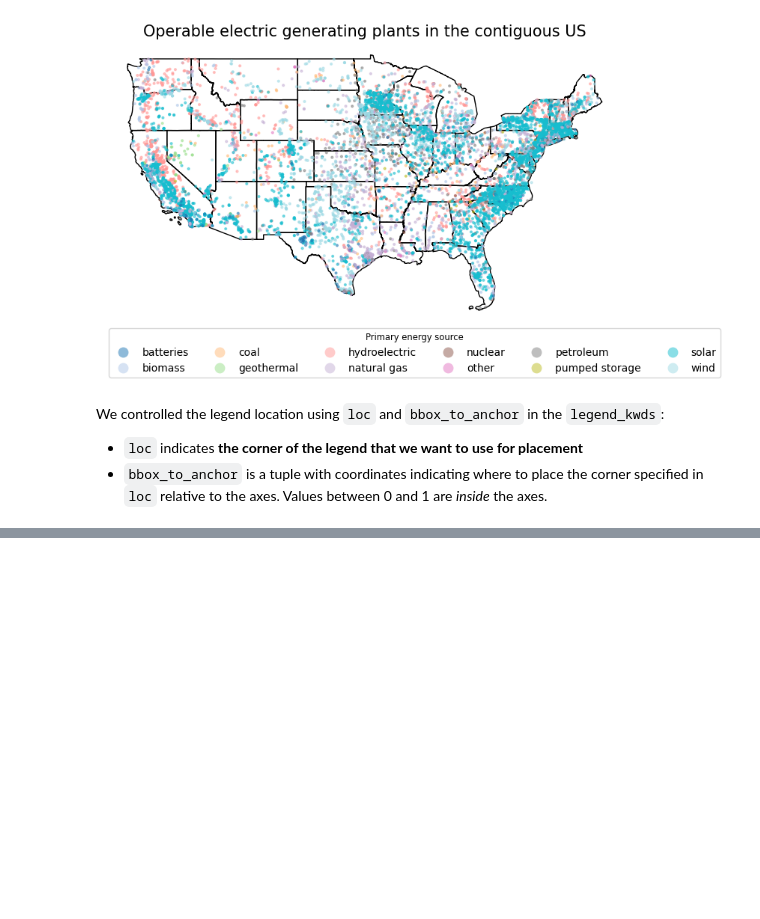
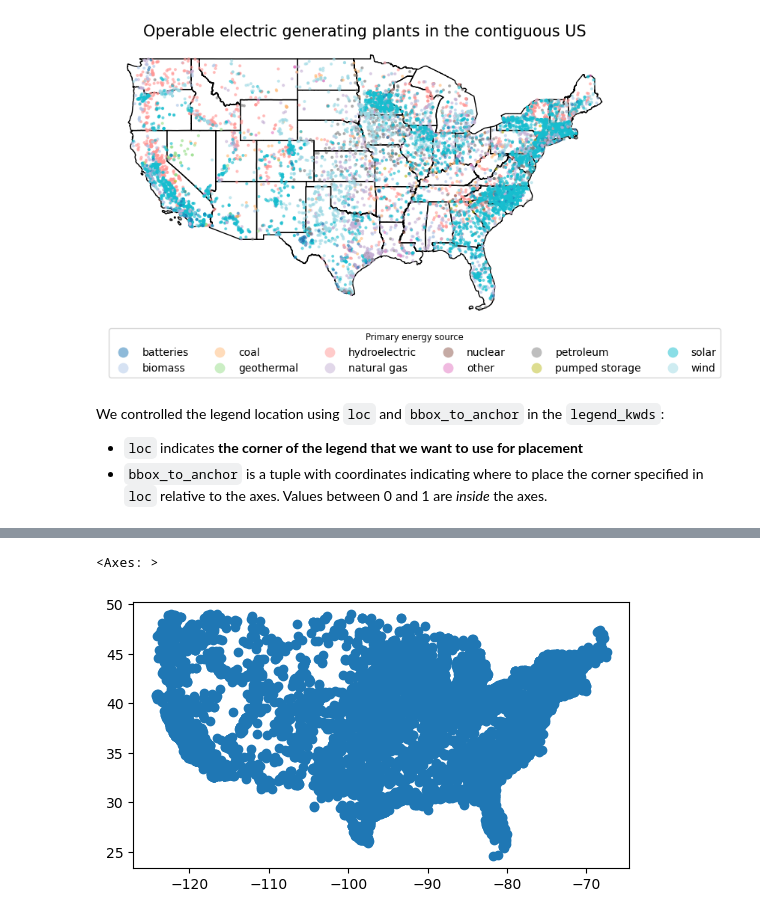
Before and after one commit to tommats00/eds220-2024-in-class, a Jupyter notebook: week5-csv-to-geodf.ipynb, the cells around one changed output, grey strips where cells are left out. Cells and saved outputs as stored; diff of their text form; code cells hidden in the pictures; blank space fills up the shorter version.

```diff
--- a/week5-csv-to-geodf.ipynb
+++ b/week5-csv-to-geodf.ipynb
@@ -257,0 +337,5 @@ We controlled the legend location using `loc` and `bbox_to_anchor` in the `legen
+# %%
+power_plants.plot()
+# %% [output]
+<Axes: >
+[figure, added]
```
Also changed, not shown: parts of 31 cells of this notebook.
